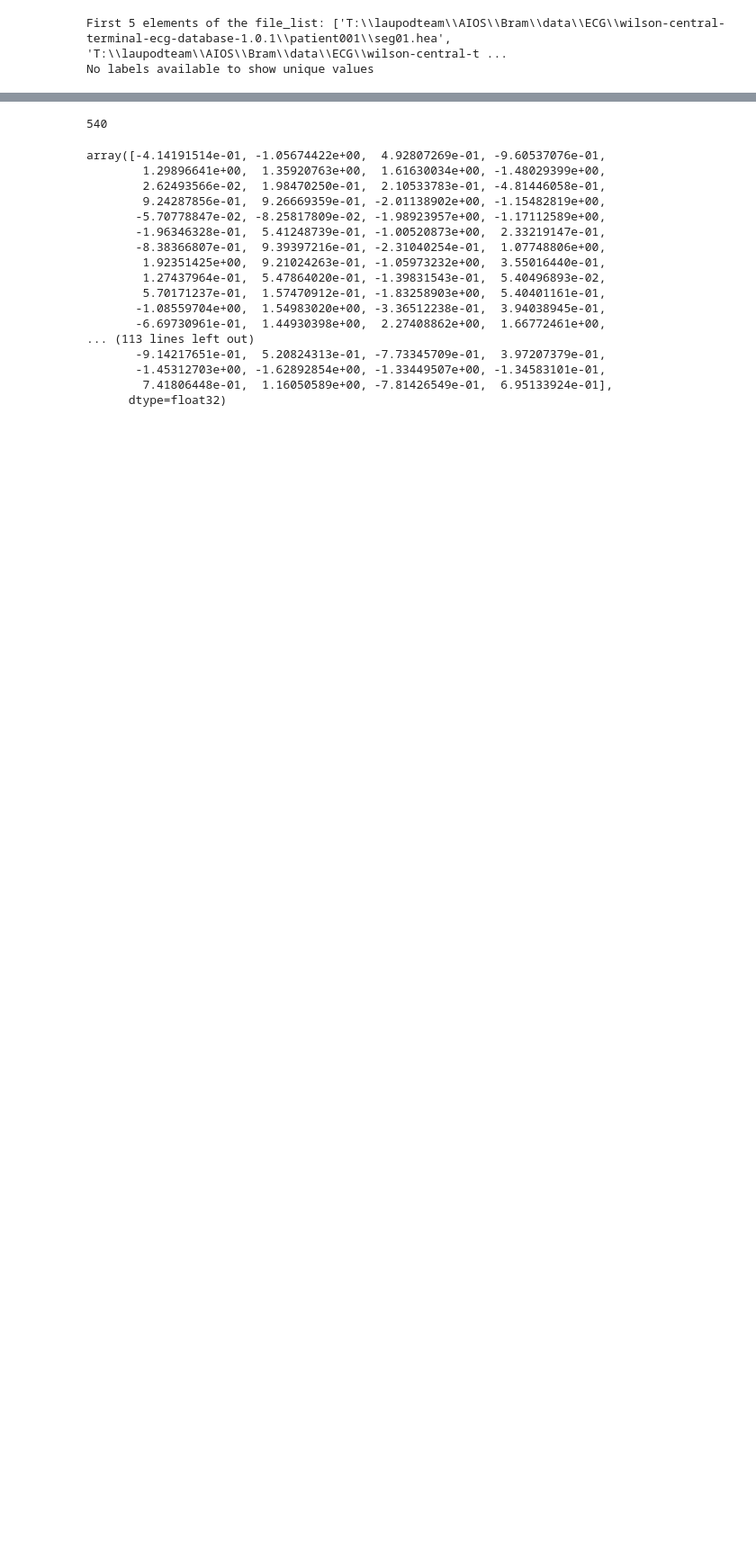
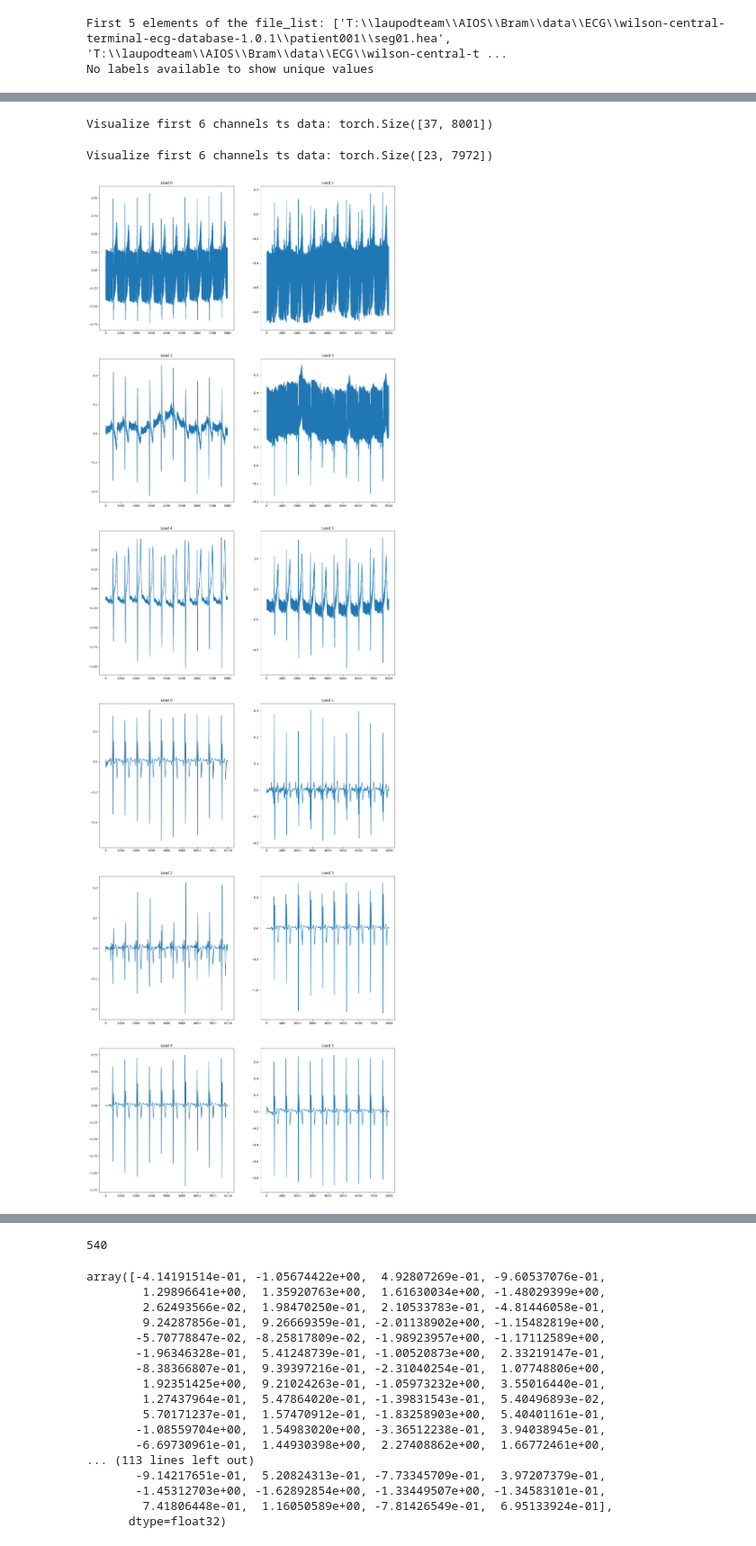
Before and after one commit to bramiozo/TimEx, a Jupyter notebook: sandbox/ECG_Hubert.ipynb, the cells around one changed output, grey strips where cells are left out. Shown: that part at 90% size. Saved outputs shown, nothing was run; the diff lists cells and outputs as text; code cells hidden in the pictures; blank space fills up the shorter version.

```diff
--- a/sandbox/ECG_Hubert.ipynb
+++ b/sandbox/ECG_Hubert.ipynb
@@ -43,7 +46,7 @@ ecgConfig.SAMPLING_RATE = 500
 
 ecgDS = dataset.ECGDataset(data=os.path.join(BASE_DIR, 'wilson-central-terminal-ecg-database-1.0.1'),
                            label_binarizer=None,
-                           visualisation=False,
+                           visualisation=True,
                            augmentations=[],
                            preprocessing=PREPLIST,
                            config=ecgConfig,
@@ -59,0 +71,8 @@ HubertECG = AutoModel.from_pretrained("Edoardo-BS/hubert-ecg-small", trust_remot
+# %%
+# get single signal
+s = ecgDS.__getitem__(0)[0]
+# %% [output]
+Visualize first 6 channels ts data: torch.Size([37, 8001])
+Visualize first 6 channels ts data: torch.Size([23, 7972])
+[figure, added]
+[figure, added]
```
Also changed, not shown: parts of 5 cells of this notebook.
